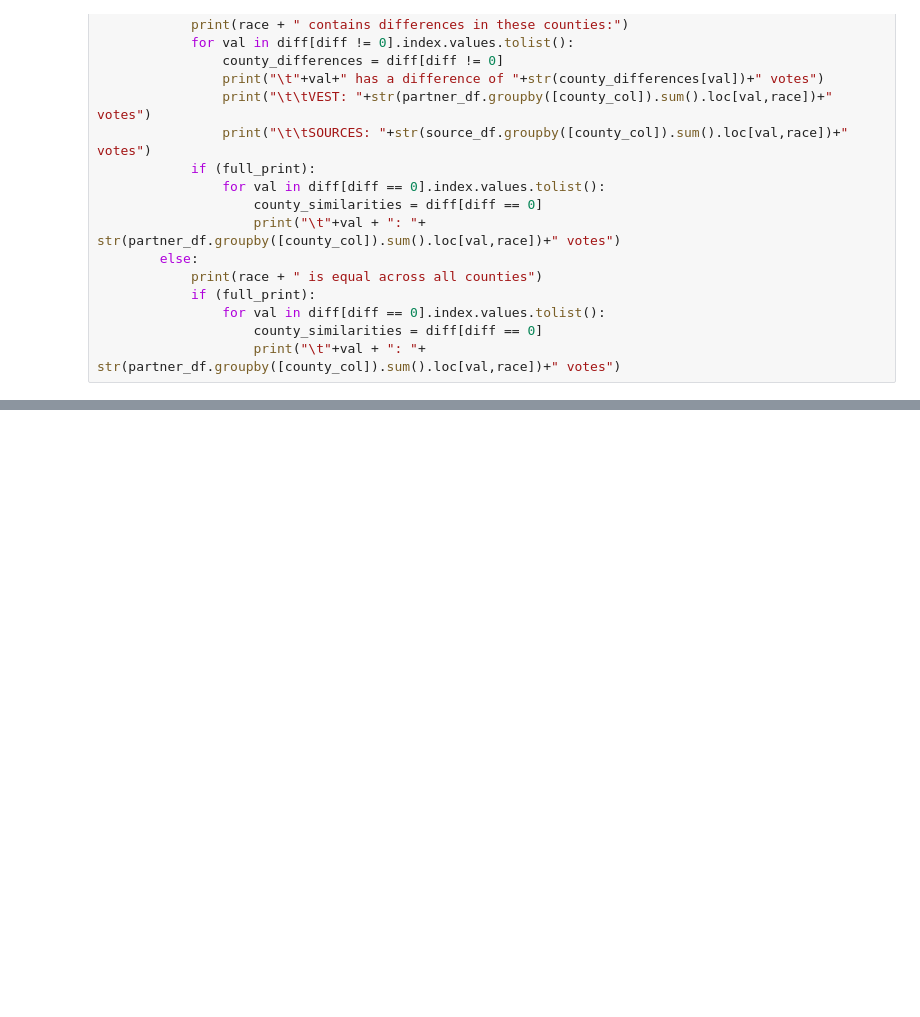
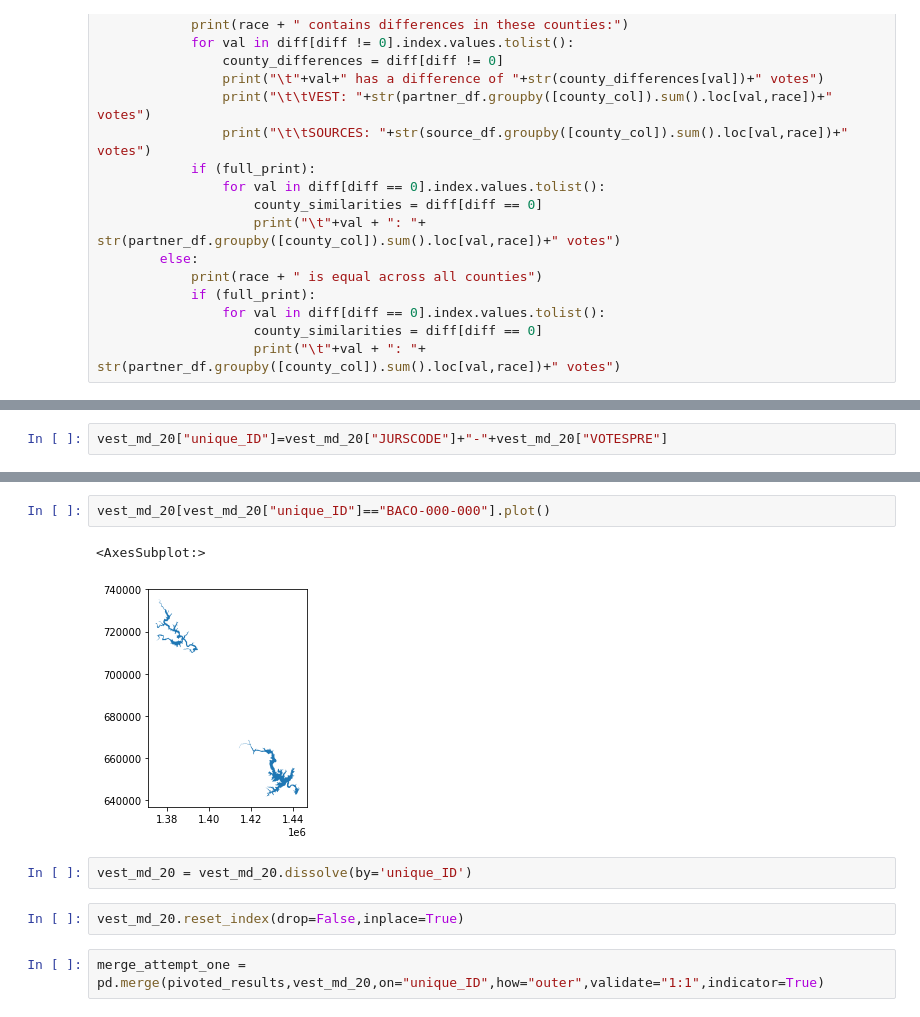
Before and after one commit to nonpartisan-redistricting-datahub/pdv-md, a Jupyter notebook: vest-md-20/vest-md-2020-validation.ipynb, the cells around one changed output, grey strips where cells are left out. Drawn from its saved outputs; the diff is of its cells as text; blank space fills up the shorter version.

```diff
--- a/vest-md-20/vest-md-2020-validation.ipynb
+++ b/vest-md-20/vest-md-2020-validation.ipynb
@@ -201,0 +258,2 @@ NameError: name 'partner_df' is not defined
+# %%
+vest_md_20["unique_ID"]=vest_md_20["JURSCODE"]+"-"+vest_md_20["VOTESPRE"]
@@ -201,0 +290,11 @@ NameError: name 'partner_df' is not defined
+# %%
+vest_md_20[vest_md_20["unique_ID"]=="BACO-000-000"].plot()
+# %% [output]
+<AxesSubplot:>
+[figure, added]
+# %%
+vest_md_20 = vest_md_20.dissolve(by='unique_ID')
+# %%
+vest_md_20.reset_index(drop=False,inplace=True)
+# %%
+merge_attempt_one = pd.merge(pivoted_results,vest_md_20,on="unique_ID",how="outer",validate="1:1",indicator=True)
```
Also changed, not shown: parts of 30 cells of this notebook.
